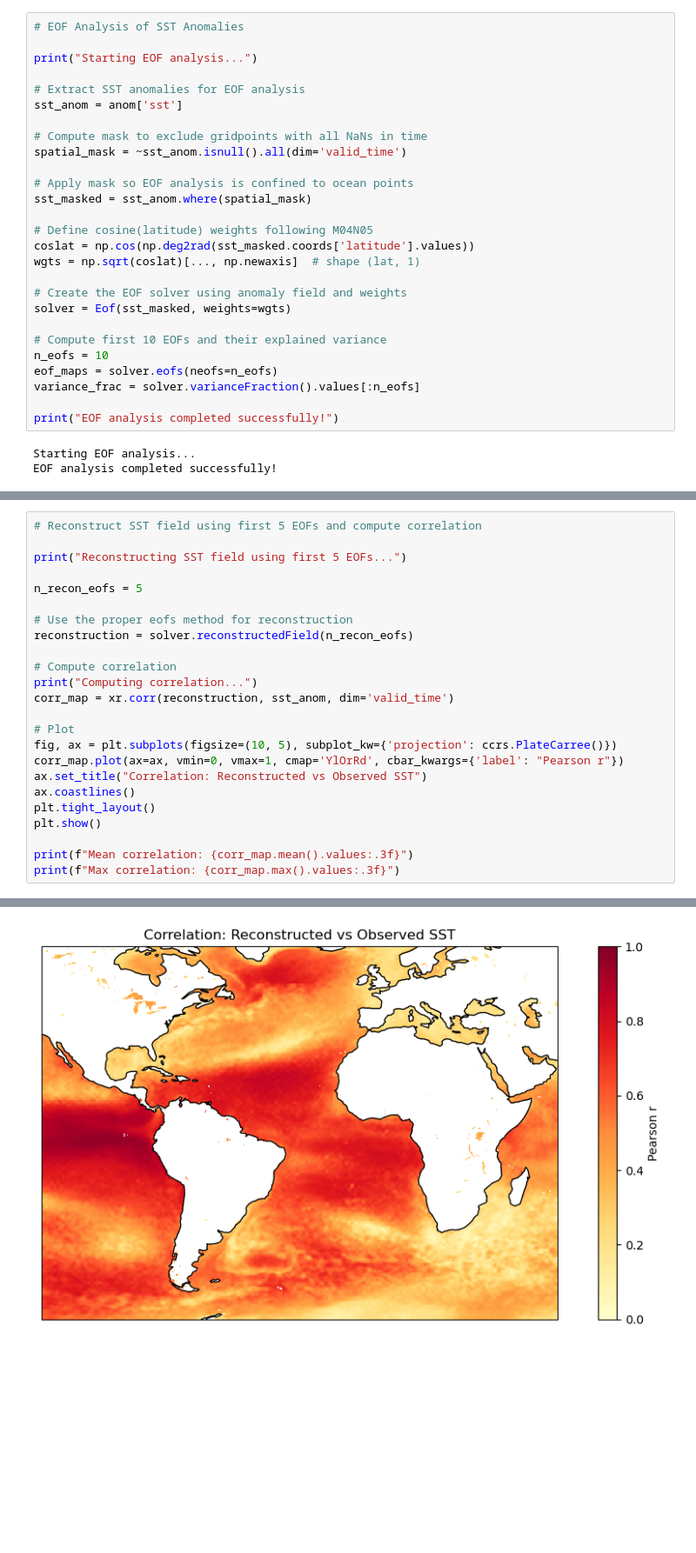
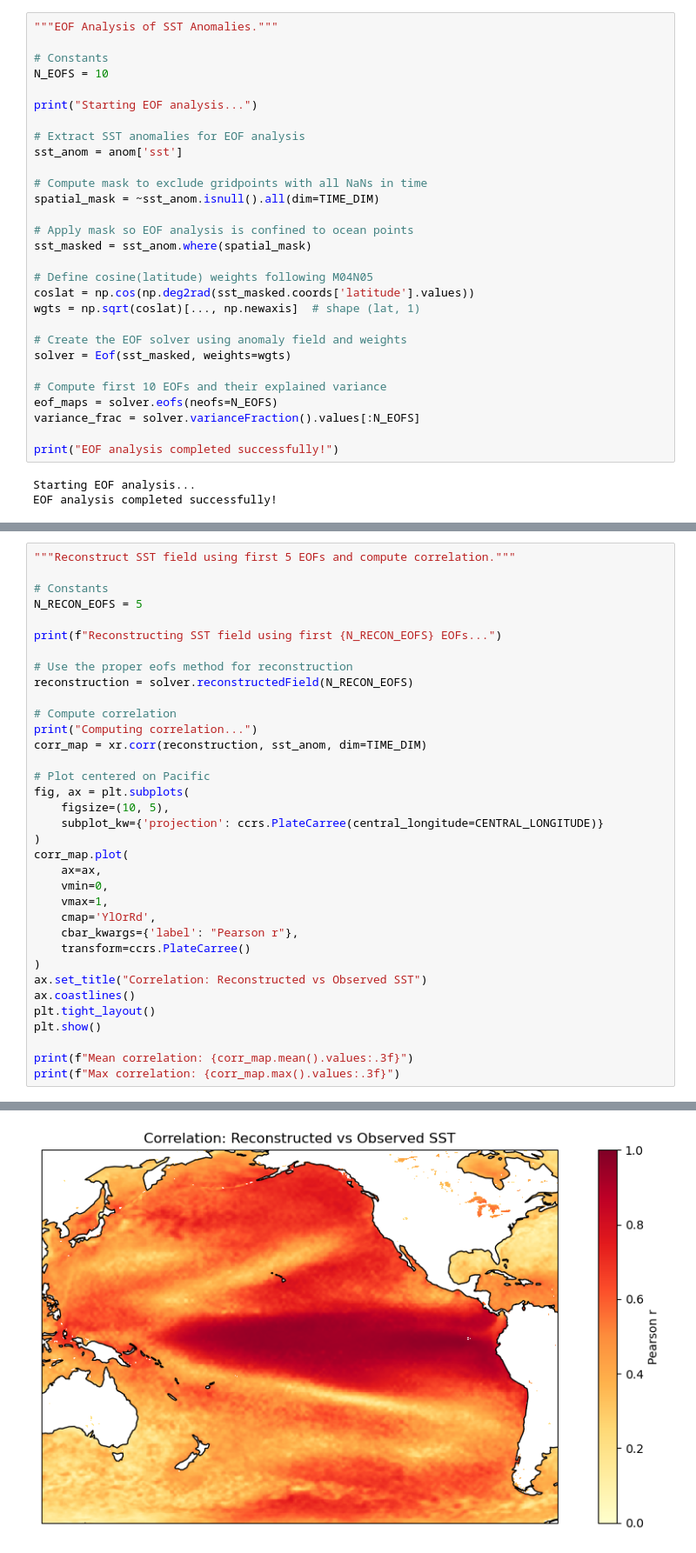
Before and after one commit to stephenallen11/ATMS-523-Module-4, a Jupyter notebook: Module4_stephenallen.ipynb, the cells around one changed output, grey strips where cells are left out. Shown at 87% size. Cells and saved outputs as stored; diff of their text form; blank space fills up the shorter version.

```diff
--- a/Module4_stephenallen.ipynb
+++ b/Module4_stephenallen.ipynb
@@ -124,7 +116,10 @@ Success! Anomaly calculation completed.
 Anomaly dataset: <class 'xarray.core.dataset.Dataset'> with variables: ['sst', 'tcwv']
 Z-score dataset: <class 'xarray.core.dataset.Dataset'> with variables: ['sst', 'tcwv']
 # %%
-# EOF Analysis of SST Anomalies
+"""EOF Analysis of SST Anomalies."""
+
+# Constants
+N_EOFS = 10
 
 print("Starting EOF analysis...")
 
@@ -132,7 +127,7 @@ print("Starting EOF analysis...")
 sst_anom = anom['sst']
 
 # Compute mask to exclude gridpoints with all NaNs in time
-spatial_mask = ~sst_anom.isnull().all(dim='valid_time')
+spatial_mask = ~sst_anom.isnull().all(dim=TIME_DIM)
 
 # Apply mask so EOF analysis is confined to ocean points
 sst_masked = sst_anom.where(spatial_mask)
@@ -145,9 +140,8 @@ wgts = np.sqrt(coslat)[..., np.newaxis]  # shape (lat, 1)
 solver = Eof(sst_masked, weights=wgts)
 
 # Compute first 10 EOFs and their explained variance
-n_eofs = 10
-eof_maps = solver.eofs(neofs=n_eofs)
-variance_frac = solver.varianceFraction().values[:n_eofs]
+eof_maps = solver.eofs(neofs=N_EOFS)
+variance_frac = solver.varianceFraction().values[:N_EOFS]
 
 print("EOF analysis completed successfully!")
 # %% [output]
@@ -195,28 +199,39 @@ First 5 EOFs explain 33.6% of the total variance
 # %%
-# Reconstruct SST field using first 5 EOFs and compute correlation
+"""Reconstruct SST field using first 5 EOFs and compute correlation."""
 
-print("Reconstructing SST field using first 5 EOFs...")
+# Constants
+N_RECON_EOFS = 5
 
-n_recon_eofs = 5
+print(f"Reconstructing SST field using first {N_RECON_EOFS} EOFs...")
 
 # Use the proper eofs method for reconstruction
-reconstruction = solver.reconstructedField(n_recon_eofs)
+reconstruction = solver.reconstructedField(N_RECON_EOFS)
 
 # Compute correlation
 print("Computing correlation...")
-corr_map = xr.corr(reconstruction, sst_anom, dim='valid_time')
+corr_map = xr.corr(reconstruction, sst_anom, dim=TIME_DIM)
 
-# Plot
-fig, ax = plt.subplots(figsize=(10, 5), subplot_kw={'projection': ccrs.PlateCarree()})
-corr_map.plot(ax=ax, vmin=0, vmax=1, cmap='YlOrRd', cbar_kwargs={'label': "Pearson r"})
+# Plot centered on Pacific
+fig, ax = plt.subplots(
+    figsize=(10, 5),
+    subplot_kw={'projection': ccrs.PlateCarree(central_longitude=CENTRAL_LONGITUDE)}
+)
+corr_map.plot(
+    ax=ax,
+    vmin=0,
+    vmax=1,
+    cmap='YlOrRd',
+    cbar_kwargs={'label': "Pearson r"},
+    transform=ccrs.PlateCarree()
+)
 ax.set_title("Correlation: Reconstructed vs Observed SST")
 ax.coastlines()
 plt.tight_layout()
 plt.show()
 
 print(f"Mean correlation: {corr_map.mean().values:.3f}")
 print(f"Max correlation: {corr_map.max().values:.3f}")
 # %% [output]
 Reconstructing SST field using first 5 EOFs...
 Computing correlation...
-[figure, old version]
+[figure, new version]
```
Also changed, not shown: parts of 7 cells of this notebook.
